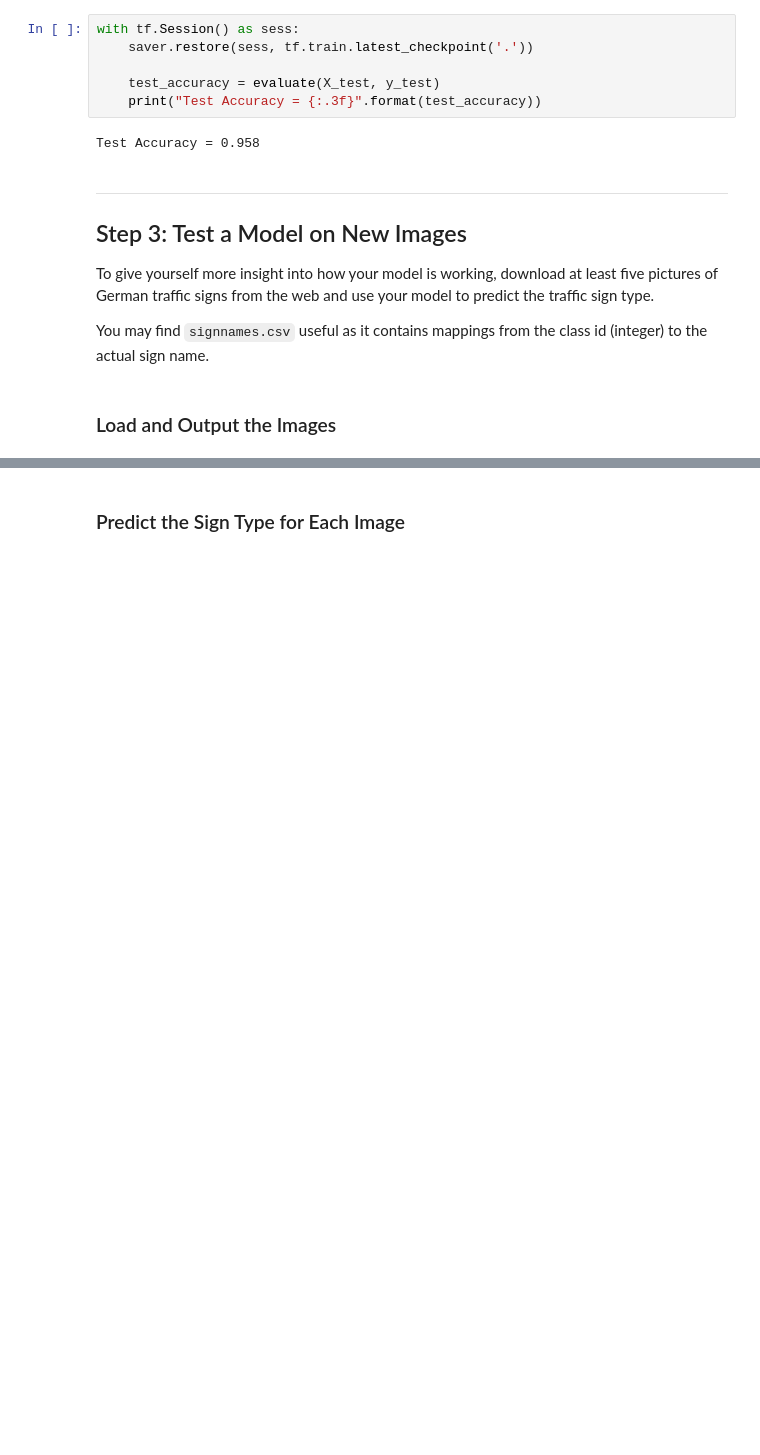
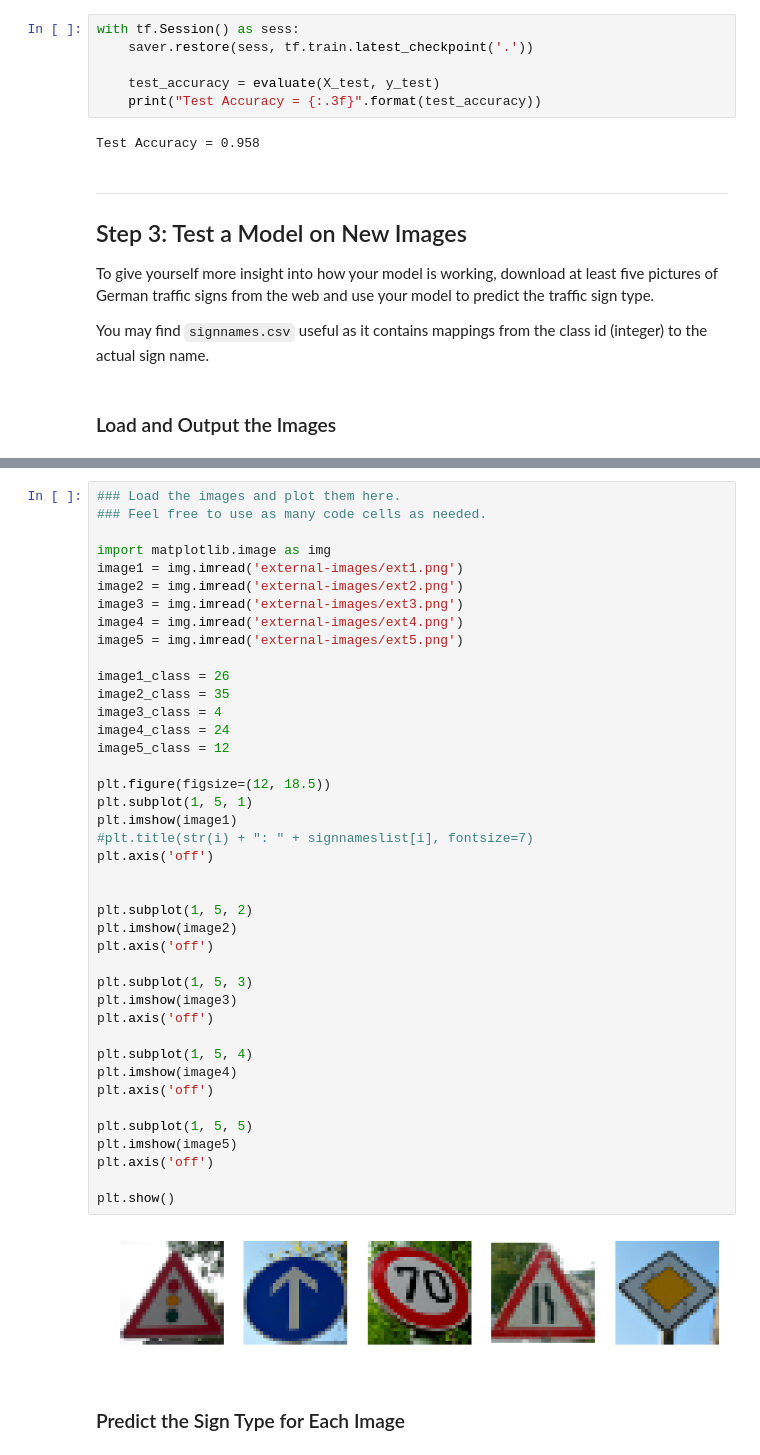
Before and after one commit to royveshovda/CarND-Traffic-Sign-Classifier-P2, a Jupyter notebook: Traffic_Sign_Classifier.ipynb, the cells around one changed output, grey strips where cells are left out. Cells and saved outputs as stored; diff of their text form; blank space fills up the shorter version.

Commit message:
External images

```diff
--- a/Traffic_Sign_Classifier.ipynb
+++ b/Traffic_Sign_Classifier.ipynb
@@ -319,3 +340,46 @@ You may find `signnames.csv` useful as it contains mappings from the class id (i
+# %%
+### Load the images and plot them here.
+### Feel free to use as many code cells as needed.
+
+import matplotlib.image as img
+image1 = img.imread('external-images/ext1.png')
+image2 = img.imread('external-images/ext2.png')
+image3 = img.imread('external-images/ext3.png')
+image4 = img.imread('external-images/ext4.png')
+image5 = img.imread('external-images/ext5.png')
+
+image1_class = 26
+image2_class = 35
+image3_class = 4
+image4_class = 24
+image5_class = 12
+
+plt.figure(figsize=(12, 18.5))
+plt.subplot(1, 5, 1)
+plt.imshow(image1)
+#plt.title(str(i) + ": " + signnameslist[i], fontsize=7)
+plt.axis('off')
+
+
+plt.subplot(1, 5, 2)
+plt.imshow(image2)
+plt.axis('off')
+
+plt.subplot(1, 5, 3)
+plt.imshow(image3)
+plt.axis('off')
+
+plt.subplot(1, 5, 4)
+plt.imshow(image4)
+plt.axis('off')
+
+plt.subplot(1, 5, 5)
+plt.imshow(image5)
+plt.axis('off')
+
+plt.show()
+# %% [output]
+[figure, added]
 # %% [markdown]
 ### Predict the Sign Type for Each Image
 # %%
```
Also changed, not shown: parts of 6 cells of this notebook, 5 other files.
